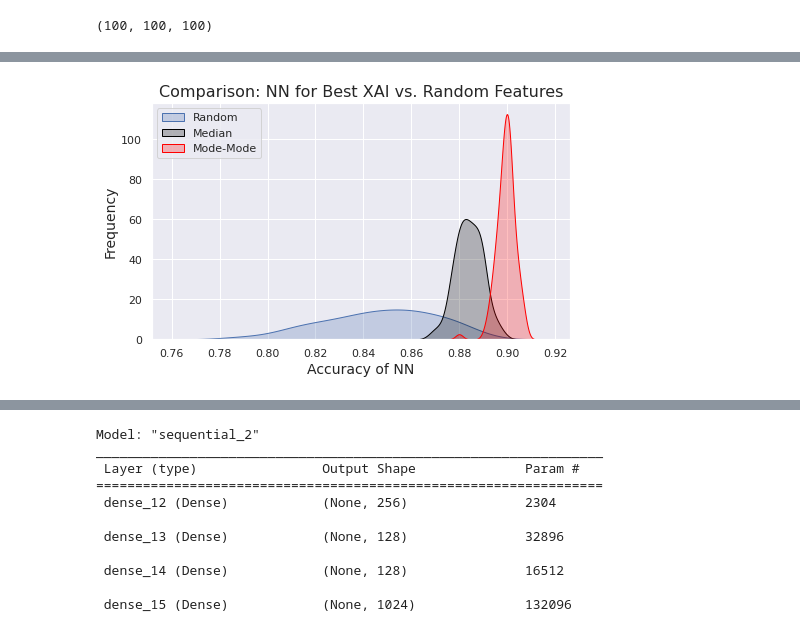
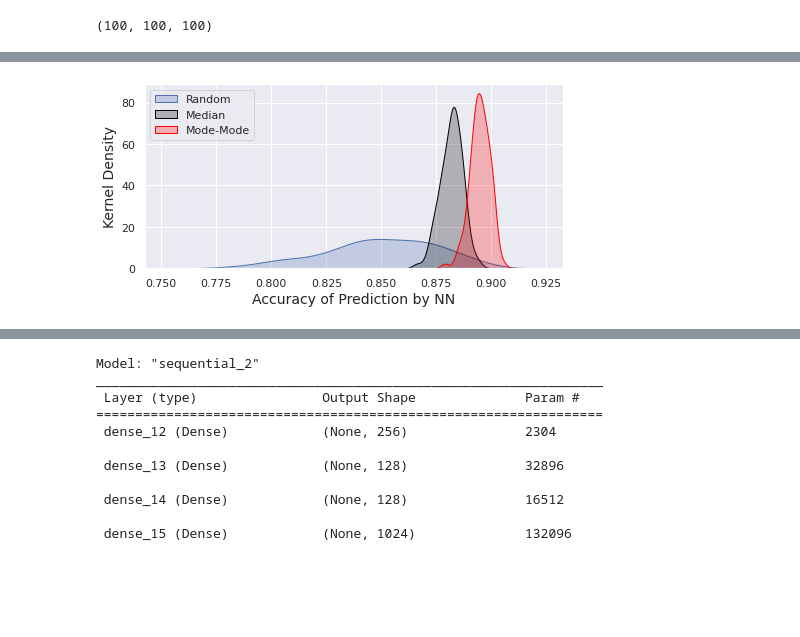
Before and after one commit to TobiasW1891/Finance-Redone, a Jupyter notebook: Predict with best XAI Feature.ipynb, the cells around one changed output, grey strips where cells are left out. Drawn from its saved outputs; the diff is of its cells as text; code cells hidden in the pictures; blank space fills up the shorter version.

Commit message:
Improved some figures

```diff
--- a/Predict with best XAI Feature.ipynb
+++ b/Predict with best XAI Feature.ipynb
@@ -324,18 +387,18 @@ plt.show()
 # %%
 fig = plt.gcf()
-fig.set_size_inches(7.5,4.35)
+fig.set_size_inches(7.5,3.5)
+plt.subplots_adjust(bottom=0.15)
 sns.kdeplot(NN_comparison, label ="Random", fill=True)
 sns.kdeplot(NN_median, color = "black", label="Median",fill=True)
 sns.kdeplot(NN_modemode, color = "red", label="Mode-Mode",fill=True)
 plt.legend(loc="upper left")
-plt.xlabel("Accuracy of NN",fontsize=14)
-plt.ylabel("Frequency",fontsize=14)
-plt.title("Comparison: NN for Best XAI vs. Random Features",
-          fontsize = 16)
-plt.savefig("Comparison_100NNs_kde.pdf",dpi=600)
+plt.xlabel("Accuracy of Prediction by NN",fontsize=14)
+plt.ylabel("Kernel Density",fontsize=14)
+#plt.title("Comparison: NN for Best XAI vs. Random Features",          fontsize = 16)
+plt.savefig("Comparison_100NNs_kde.pdf",dpi=600, bbox_to_inches="tight")
 plt.show()
 # %% [output]
-[figure, old version]
+[figure, new version]
 # %%
 print(np.mean(NN_median), np.std(NN_median),np.mean(NN_median)+ np.std(NN_median) )
 print(np.mean(NN_modemode), np.std(NN_modemode),np.mean(NN_modemode)- np.std(NN_modemode) )
```
Also changed, not shown: parts of 20 cells of this notebook.
